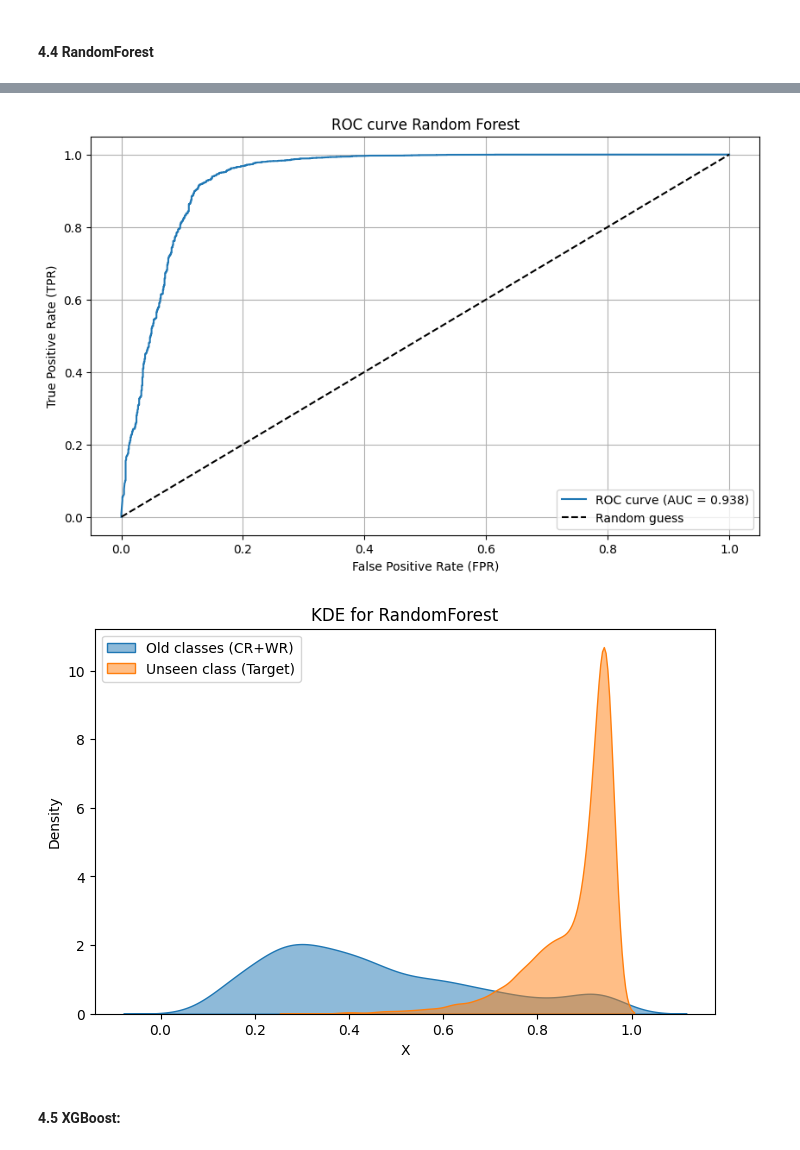
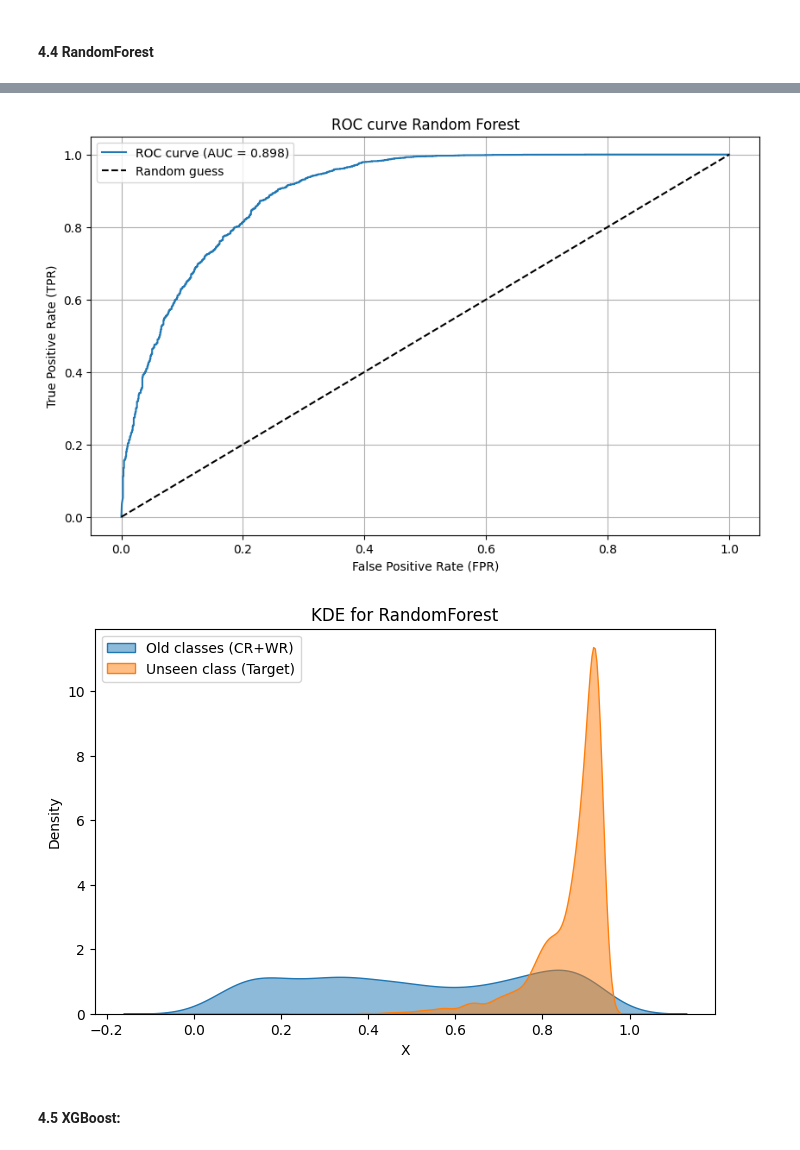
Before and after one commit to MinIN-git/ErrorCorrector, a Jupyter notebook: many_separability_methods.ipynb, the cells around one changed output, grey strips where cells are left out. Saved outputs shown, nothing was run; the diff lists cells and outputs as text; code cells hidden in the pictures.

Commit message:
feat: add baseline model, add Power metric

```diff
--- a/many_separability_methods.ipynb
+++ b/many_separability_methods.ipynb
@@ -4,11 +4,14 @@ import numpy as np
 import torch
 import time
 import mlflow
+# import sys
 
 from torch.utils.data import DataLoader, random_split
 from torchvision import transforms
 from sklearn.metrics import f1_score, accuracy_score
 from contextlib import contextmanager
+
+# sys.path.insert(0, '../')
 
 from src.resnet import ResNet18
 from src.pca import PCATransformer
@@ -22,8 +25,21 @@ from src.dataloader import CIFARCustom
 device = torch.device("cuda" if torch.cuda.is_available() else "cpu")
 mlflow.set_experiment("Separability_methods")
 
+cifar10_class_names = [
+    "airplane",
+    "automobile",
+    "bird",
+    "cat",
+    "deer",
+    "dog",
+    "frog",
+    "horse",
+    "ship",
+    "truck",
+]
 seed = 42
-target = 1
+target = 6
+target_name = cifar10_class_names[target]
 epoch = 15
 
 %matplotlib inline
@@ -69,7 +88,7 @@ os.makedirs(f"./output/{target}", exist_ok=True)
 
 ### То, на чем обучаем resnet, строим pca
 train_dataset = CIFARCustom(
-    root="./data",
+    root="../data",
     exclude_class=[target],
     train=True,
     transform=transform
@@ -108,7 +127,8 @@ other = len(target_dataset) - target_train_size - target_test_size
 
 train_target, test_target, other = random_split(
     target_dataset,
-    [target_train_size, target_test_size, other]
+    [target_train_size, target_test_size, other],
+    generator=generator
 )
 
 train_target_loader = DataLoader(train_target, batch_size=64, shuffle=True, num_workers=2, generator=generator)
@@ -393,15 +440,19 @@ from sklearn.ensemble import RandomForestClassifier
 
 # with timer("ROC/AUC for rf"):
 rf_on_pca = RandomForestClassifier(
-    n_estimators=50,
+    n_estimators=100,
     max_depth=5,
     # min_samples_split=10,
-    # min_samples_leaf=5,
-    # max_features='sqrt',
+    min_samples_leaf=2,
+    max_features='sqrt',
     random_state=seed,
     n_jobs=-1
 )
+rf_fit_start = time.perf_counter()
 rf_on_pca.fit(X_pca, y_pca)
+rf_fit_time_sec = time.perf_counter() - rf_fit_start
+mlflow.log_metric("randomForestClassifier_fit_time_sec", rf_fit_time_sec)
+print(f"[randomForestClassifier] fit elapsed: {rf_fit_time_sec:.4f} s")
 
 
 scores = rf_on_pca.predict_proba(X_pca)[:, 1].ravel()
@@ -433,5 +485,5 @@ mlflow.log_params({
-[figure, old version]
+[figure, new version]
-[figure, old version]
+[figure, new version]
 # %% [markdown]
 #### 4.5 XGBoost:
 # %%
```
Also changed, not shown: parts of 23 cells of this notebook, 1 other file.
